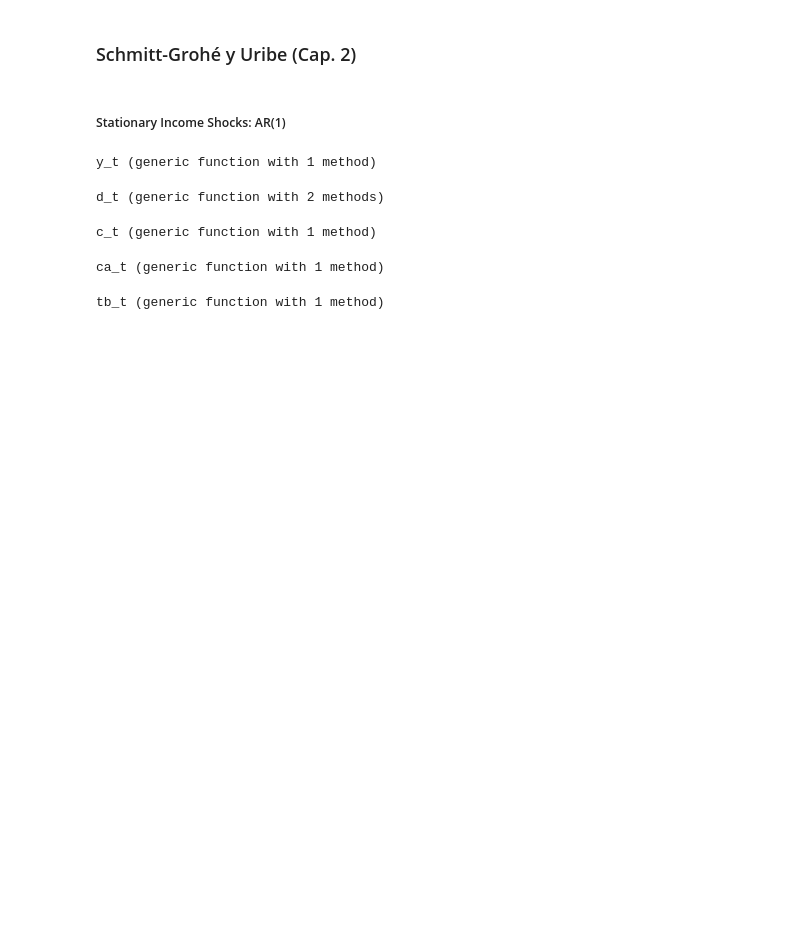
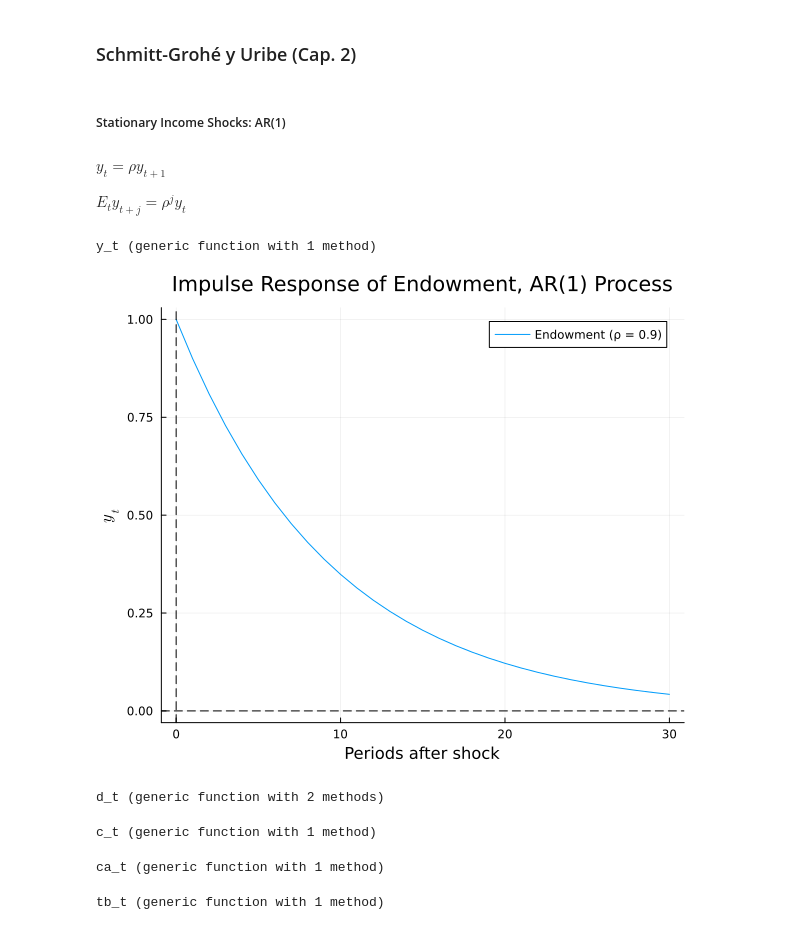
Before and after one commit to fabazan/open-economy-macroeconomics, a Jupyter notebook: ch2.ipynb, the cells around one changed output. Saved outputs shown, nothing was run; the diff lists cells and outputs as text; code cells hidden in the pictures; blank space fills up the shorter version.

```diff
--- a/ch2.ipynb
+++ b/ch2.ipynb
@@ -9,6 +9,10 @@ using Plots
 r = 0.1
 
 n = 30;
+# %% [markdown]
+$ y_t = \rho y_{t+1} $
+
+$ E_t y_{t+j} = \rho^j y_t $
 # %%
 y_t(t) = ρ^t
 # %% [output]
@@ -16,3 +22,11 @@ y_t (generic function with 1 method)
+# %%
+plot(size=(600, 500), title="Impulse Response of Endowment, AR(1) Process")
+plot!(x, y_t, label="Endowment (ρ=$ρ)", xlab="Periods after shock", ylab="\$y_t\$")
+
+hline!([0], linestyle=:dash, color=:black, label=false)
+vline!([0], linestyle=:dash, color=:black, label=false)
+# %% [output]
+[figure, added]
 # %%
 function d_t(t, d_1=0)
     if t==-1
```
Also changed, not shown: parts of 8 cells of this notebook.
